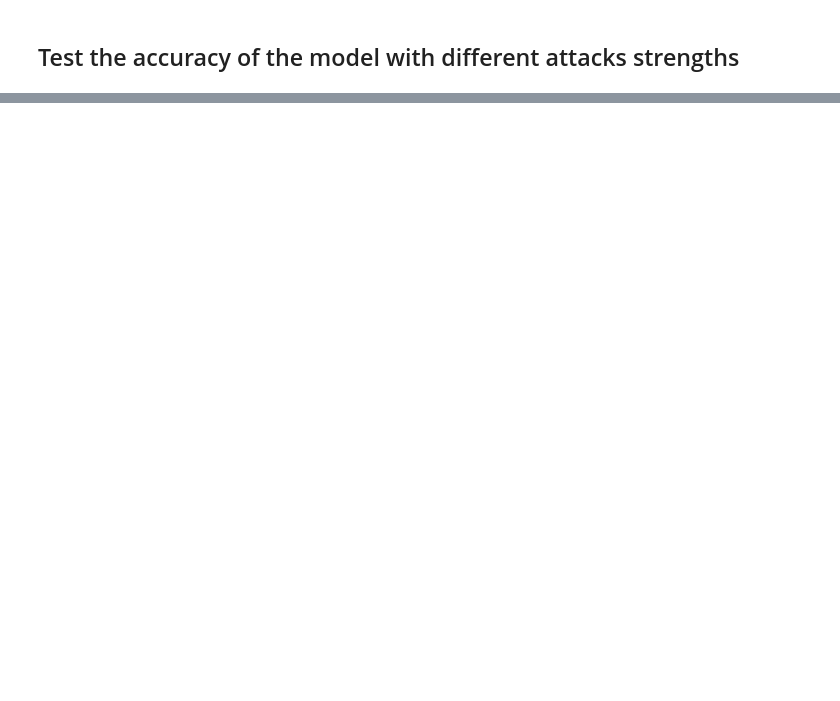
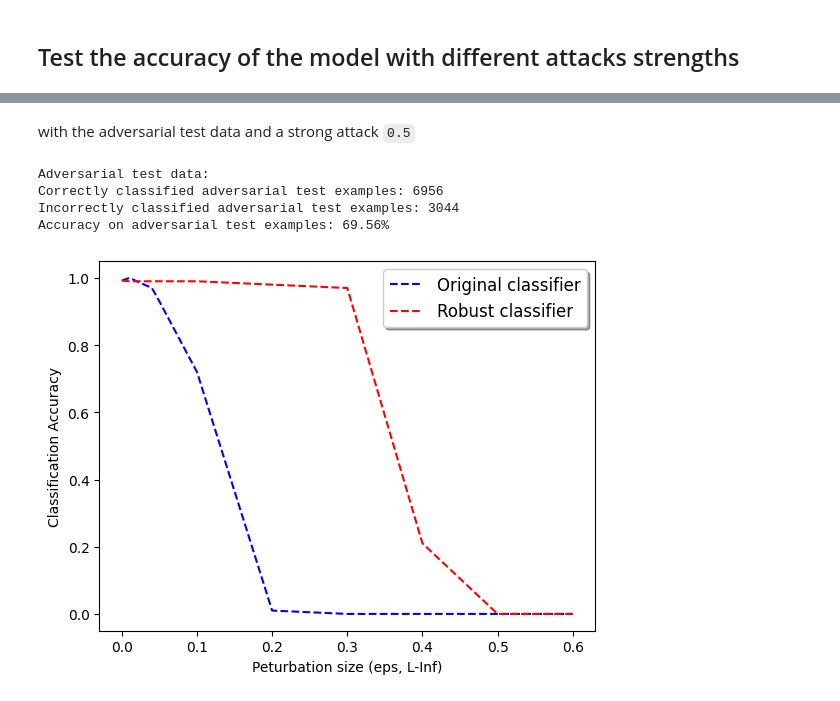
Before and after one commit to anaskanafani/ART_Implementation, a Jupyter notebook: attack_model.ipynb, the cells around one changed output, grey strips where cells are left out. Saved outputs shown, nothing was run; the diff lists cells and outputs as text; code cells hidden in the pictures; blank space fills up the shorter version.

```diff
--- a/attack_model.ipynb
+++ b/attack_model.ipynb
@@ -202,0 +239,4 @@ plt.show()
+# %%
+trainer = AdversarialTrainer(robust_classifier, expected_attacks, ratio=1.0)
+trainer.fit(train_images, train_labels, batch_size=128, nb_epochs=10)
+robust_classifier = trainer.classifier
@@ -202,0 +264,55 @@ plt.show()
+# %% [markdown]
+with the adversarial test data and a strong attack `0.5`
+# %%
+attack = FastGradientMethod(robust_classifier, eps=0.5)
+test_images_adv = attack.generate(test_images)
+# %%
+test_images_adv_pred_robust = np.argmax(robust_classifier.predict(test_images_adv), axis=1)
+correct_pred_adv_robust = np.sum(test_images_adv_pred_robust == np.argmax(test_labels, axis=1))
+
+print("Adversarial test data:")
+print('Correctly classified adversarial test examples: {}'.format(correct_pred_adv_robust))
+print('Incorrectly classified adversarial test examples: {}'.format(len(test_images) - correct_pred_adv_robust))
+print('Accuracy on adversarial test examples: {}%'.format(correct_pred_adv_robust / len(test_images) * 100))
+# %% [output]
+Adversarial test data:
+Correctly classified adversarial test examples: 6956
+Incorrectly classified adversarial test examples: 3044
+Accuracy on adversarial test examples: 69.56%
+# %%
+attacker_pgd = ProjectedGradientDescent(estimator=original_classifier, eps=0.5, eps_step=0.01, max_iter=200, verbose=False)
+attacker_robust_pgd = ProjectedGradientDescent(estimator=robust_classifier, eps=0.5, eps_step=0.01, max_iter=200, verbose=False)
+# %%
+eps_range = [0.01, 0.02, 0.03, 0.04, 0.05, 0.1, 0.2, 0.3, 0.4, 0.5, 0.6]
+nb_correct_original = []
+nb_correct_robust = []
+
+nb_samples = 100
+
+for eps in eps_range:
+    attacker_pgd.set_params(**{'eps': eps})
+    attacker_robust_pgd.set_params(**{'eps': eps})
+    test_images_adv = attacker_pgd.generate(test_images[:nb_samples], test_labels[:nb_samples])
+    test_images_adv_robust = attacker_robust_pgd.generate(test_images[:nb_samples], test_labels[:nb_samples])
+
+    test_images_adv_pred = np.argmax(original_classifier.predict(test_images_adv), axis=1)
+    nb_correct_original += [np.sum(test_images_adv_pred == np.argmax(test_labels[:nb_samples], axis=1)) / nb_samples]
+
+    test_images_adv_robust_pred = np.argmax(robust_classifier.predict(test_images_adv_robust), axis=1)
+    nb_correct_robust += [np.sum(test_images_adv_robust_pred == np.argmax(test_labels[:nb_samples], axis=1)) / nb_samples]
+
+eps_range = [0] + eps_range
+nb_correct_original = [correct_pred_num / 10000] + nb_correct_original
+nb_correct_robust = [correct_pred_robust_num / 10000] + nb_correct_robust
+# %%
+fig, ax = plt.subplots()
+ax.plot(np.array(eps_range), np.array(nb_correct_original), 'b--', label='Original classifier')
+ax.plot(np.array(eps_range), np.array(nb_correct_robust), 'r--', label='Robust classifier')
+
+legend = ax.legend(loc='upper right', shadow=True, fontsize='large')
+
+plt.xlabel('Peturbation size (eps, L-Inf)')
+plt.ylabel('Classification Accuracy')
+plt.show()
+# %% [output]
+[figure, added]
```
Also changed, not shown: parts of 34 cells of this notebook, 2 other files.
